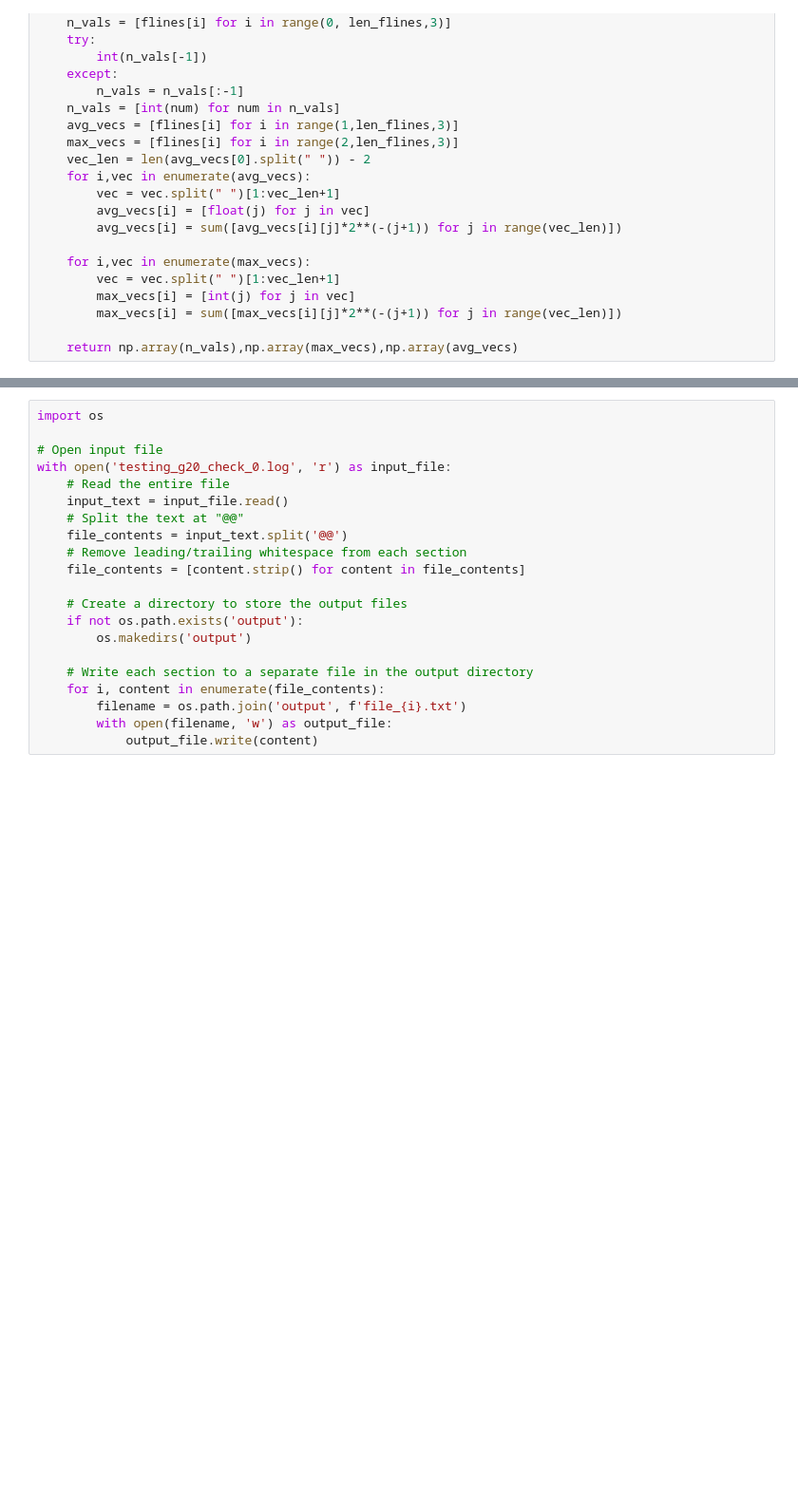
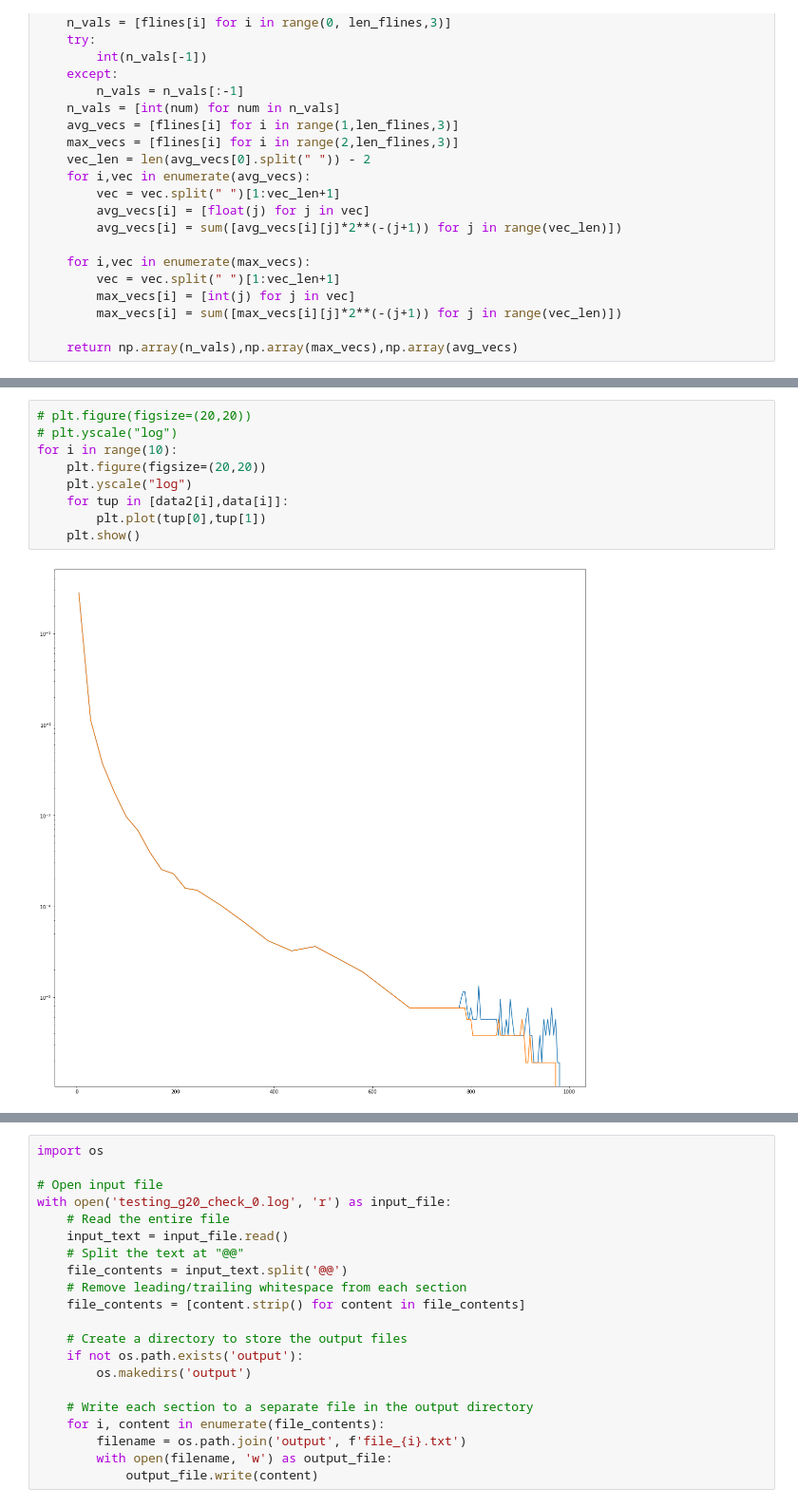
Before and after one commit to itai953/Project, a Jupyter notebook: plotter.ipynb, the cells around one changed output, grey strips where cells are left out. Shown: that part at 95% size. Cells and saved outputs as stored; diff of their text form; blank space fills up the shorter version.

```diff
--- a/plotter.ipynb
+++ b/plotter.ipynb
@@ -42,0 +44,11 @@ plt.show()
+# %%
+# plt.figure(figsize=(20,20))
+# plt.yscale("log")
+for i in range(10):
+    plt.figure(figsize=(20,20))
+    plt.yscale("log")
+    for tup in [data2[i],data[i]]:
+        plt.plot(tup[0],tup[1])
+    plt.show()
+# %% [output]
+[figure, added]
```
Also changed, not shown: parts of 3 cells of this notebook, 3 other files.
